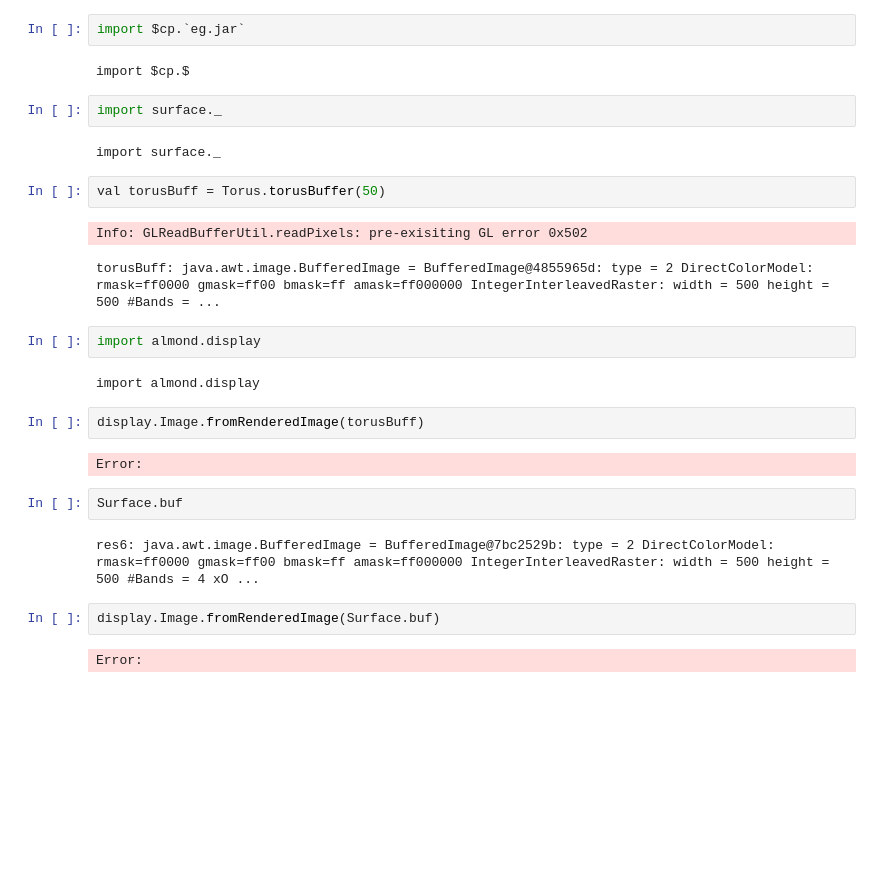
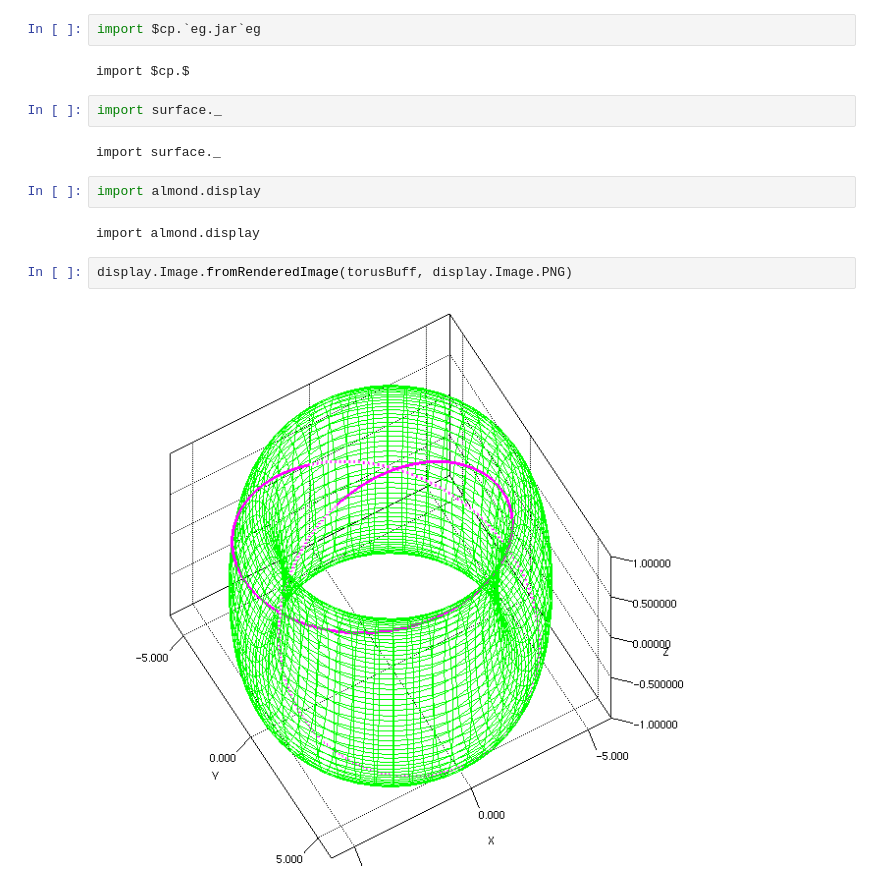
Before and after one commit to siddhartha-gadgil/jzy3d-example, a Jupyter notebook: torus.ipynb, the cells around one changed output. Cells and saved outputs as stored; diff of their text form; blank space fills up the shorter version.

Commit message:
dashed lines in okay form, notebook import works.

```diff
--- a/torus.ipynb
+++ b/torus.ipynb
@@ -1,29 +1,16 @@
 # %%
-import $cp.`eg.jar`
+import $cp.`eg.jar`eg
 # %% [output]
 import $cp.$
 # %%
 import surface._
 # %% [output]
 import surface._
-# %%
-val torusBuff = Torus.torusBuffer(50)
-# %% [output]
-Info: GLReadBufferUtil.readPixels: pre-exisiting GL error 0x502
-torusBuff: java.awt.image.BufferedImage = BufferedImage@4855965d: type = 2 DirectColorModel: rmask=ff0000 gmask=ff00 bmask=ff amask=ff000000 IntegerInterleavedRaster: width = 500 height = 500 #Bands = ...
 # %%
 import almond.display
 # %% [output]
 import almond.display
 # %%
-display.Image.fromRenderedImage(torusBuff)
+display.Image.fromRenderedImage(torusBuff, display.Image.PNG)
 # %% [output]
-Error:
+[figure, added]
-# %%
-Surface.buf
-# %% [output]
-res6: java.awt.image.BufferedImage = BufferedImage@7bc2529b: type = 2 DirectColorModel: rmask=ff0000 gmask=ff00 bmask=ff amask=ff000000 IntegerInterleavedRaster: width = 500 height = 500 #Bands = 4 xO ...
-# %%
-display.Image.fromRenderedImage(Surface.buf)
-# %% [output]
-Error:
```
Also changed, not shown: parts of 17 cells of this notebook, 3 other files.
